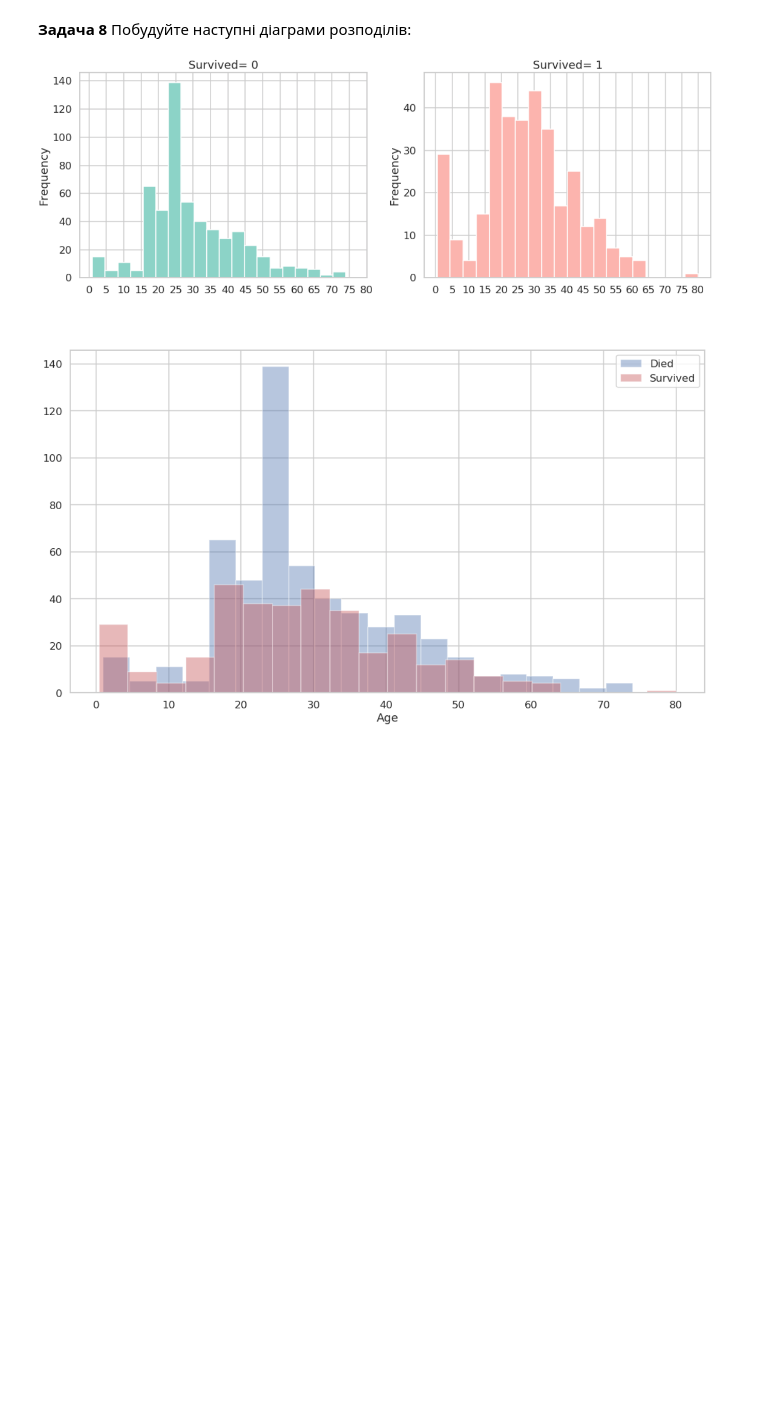
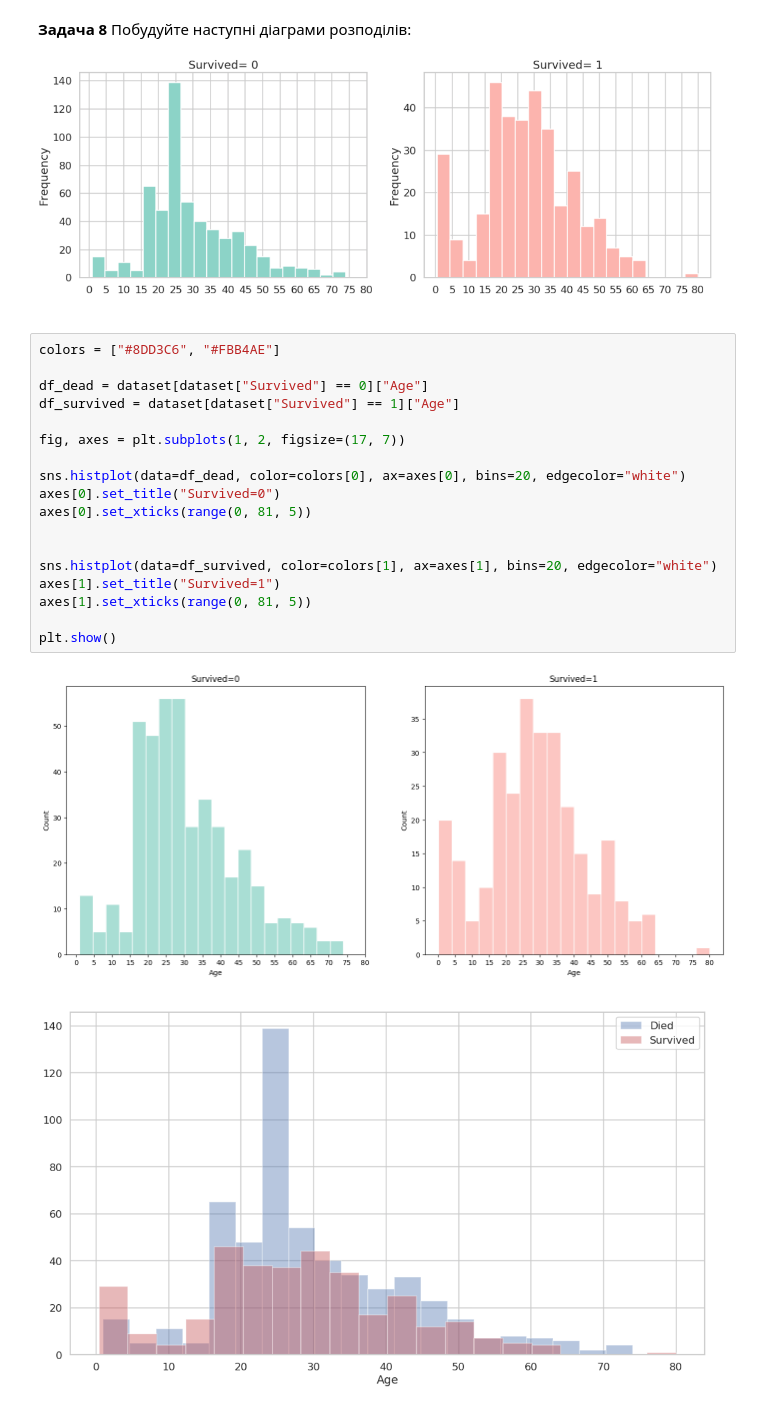
Before and after one commit to VitaliySysak/ai-labs, a Jupyter notebook: main.ipynb, the cells around one changed output. Cells and saved outputs as stored; diff of their text form; blank space fills up the shorter version.

```diff
--- a/main.ipynb
+++ b/main.ipynb
@@ -236,6 +259,26 @@ Name: count, dtype: int64
 **Задача 8** Побудуйте наступні діаграми розподілів:
 
 ![image.png](embedded-picture-1)
+# %%
+colors = ["#8DD3C6", "#FBB4AE"]
+
+df_dead = dataset[dataset["Survived"] == 0]["Age"]
+df_survived = dataset[dataset["Survived"] == 1]["Age"]
+
+fig, axes = plt.subplots(1, 2, figsize=(17, 7))
+
+sns.histplot(data=df_dead, color=colors[0], ax=axes[0], bins=20, edgecolor="white")
+axes[0].set_title("Survived=0")
+axes[0].set_xticks(range(0, 81, 5))
+
+
+sns.histplot(data=df_survived, color=colors[1], ax=axes[1], bins=20, edgecolor="white")
+axes[1].set_title("Survived=1")
+axes[1].set_xticks(range(0, 81, 5))
+
+plt.show()
+# %% [output]
+[figure, added]
 # %% [markdown]
 ![image.png](embedded-picture-1)
 # %%
```
Also changed, not shown: parts of 3 cells of this notebook.
